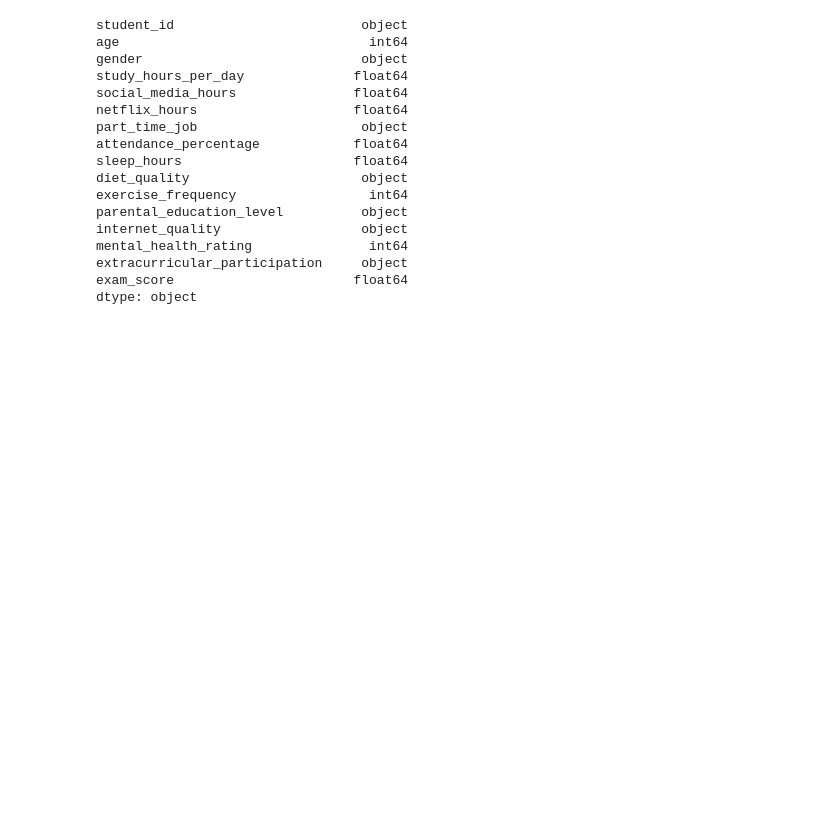
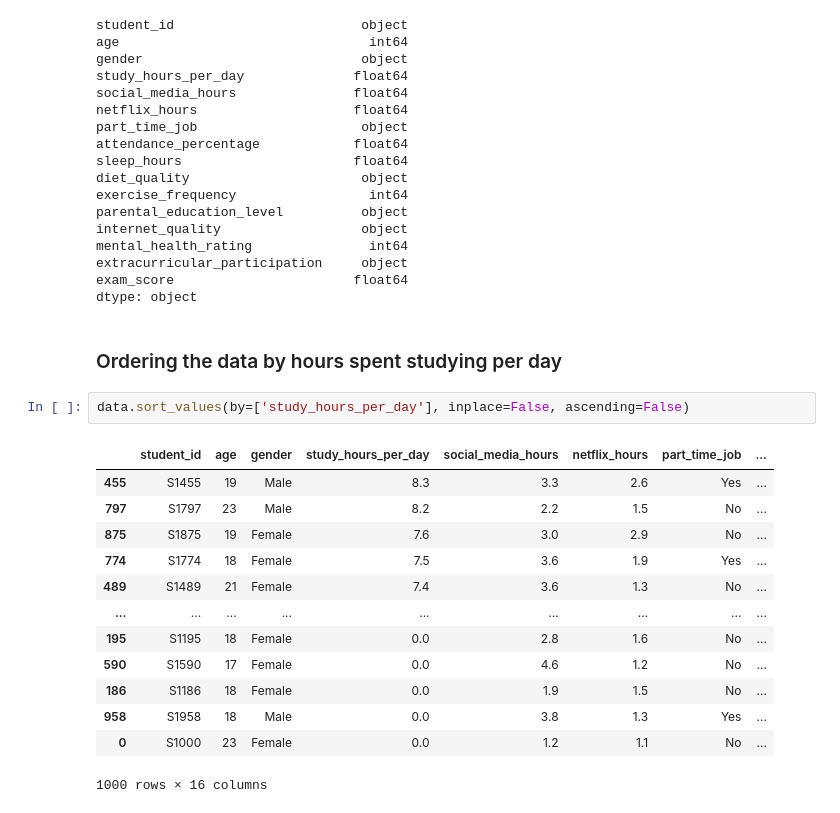
Before and after one commit to kenzylcarr/PortfolioProjects, a Jupyter notebook: Student_Habits_vs_Academic_Performance.ipynb, the cells around one changed output. Saved outputs shown, nothing was run; the diff lists cells and outputs as text; blank space fills up the shorter version.

```diff
--- a/Student_Habits_vs_Academic_Performance.ipynb
+++ b/Student_Habits_vs_Academic_Performance.ipynb
@@ -133,3 +134,21 @@ mental_health_rating               int64
 extracurricular_participation     object
 exam_score                       float64
 dtype: object
+# %% [markdown]
+### Ordering the data by hours spent studying per day
+# %%
+data.sort_values(by=['study_hours_per_day'], inplace=False, ascending=False)
+# %% [output]
+|  | student_id | age | gender | study_hours_per_day | social_media_hours | netflix_hours | part_time_job | ... |
+| 455 | S1455 | 19 | Male | 8.3 | 3.3 | 2.6 | Yes | ... |
+| 797 | S1797 | 23 | Male | 8.2 | 2.2 | 1.5 | No | ... |
+| 875 | S1875 | 19 | Female | 7.6 | 3.0 | 2.9 | No | ... |
+| 774 | S1774 | 18 | Female | 7.5 | 3.6 | 1.9 | Yes | ... |
+| 489 | S1489 | 21 | Female | 7.4 | 3.6 | 1.3 | No | ... |
+| ... | ... | ... | ... | ... | ... | ... | ... | ... |
+| 195 | S1195 | 18 | Female | 0.0 | 2.8 | 1.6 | No | ... |
+| 590 | S1590 | 17 | Female | 0.0 | 4.6 | 1.2 | No | ... |
+| 186 | S1186 | 18 | Female | 0.0 | 1.9 | 1.5 | No | ... |
+| 958 | S1958 | 18 | Male | 0.0 | 3.8 | 1.3 | Yes | ... |
+| 0 | S1000 | 23 | Female | 0.0 | 1.2 | 1.1 | No | ... |
+1000 rows × 16 columns
```
Also changed, not shown: parts of 8 cells of this notebook.
